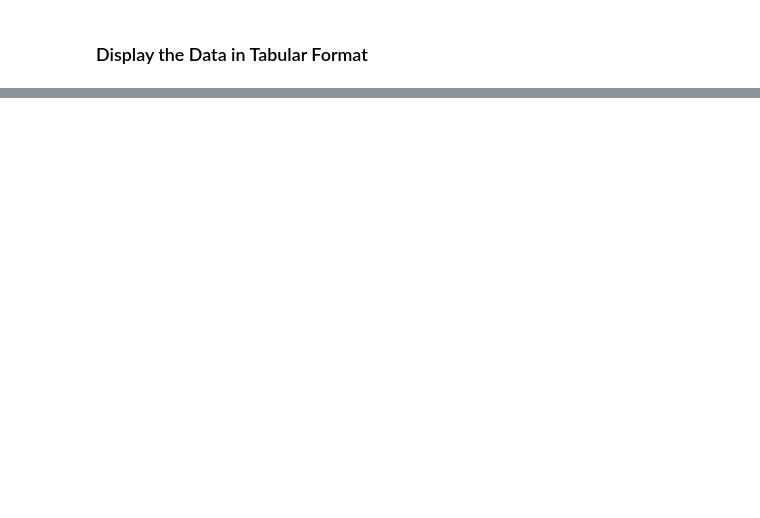
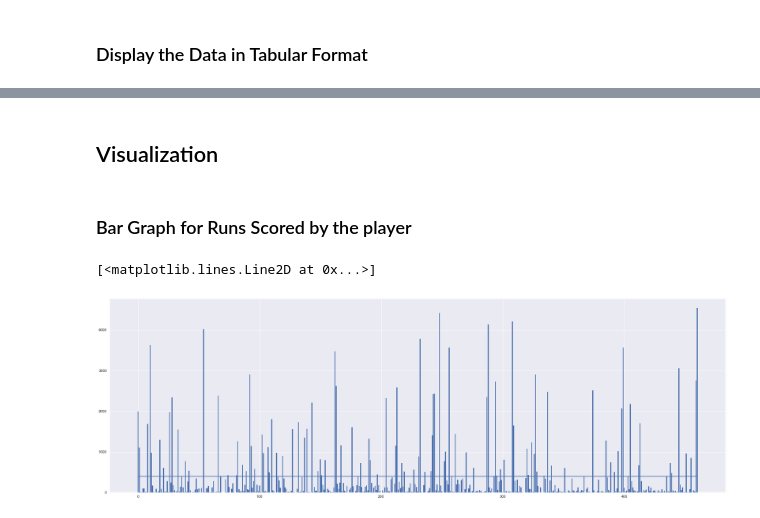
Before and after one commit to AnshulHedau/IPL_Insights, a Jupyter notebook: IPL - Batsman Analysis.ipynb, the cells around one changed output, grey strips where cells are left out. Cells and saved outputs as stored; diff of their text form; code cells hidden in the pictures; blank space fills up the shorter version.

```diff
--- a/IPL - Batsman Analysis.ipynb
+++ b/IPL - Batsman Analysis.ipynb
@@ -1124,0 +777,16 @@ analysis_condition
+# %% [markdown]
+## Visualization
+# %% [markdown]
+### Bar Graph for Runs Scored by the player
+# %%
+index = np.arange(461)
+plt.figure(figsize=(30,10))
+plt.subplots_adjust(bottom=0.15)
+ax = plt.bar(index,  Players_Runs)
+
+mean = np.empty(len(player_list))
+mean.fill(np.mean(Players_Runs))
+plt.plot(index, mean)
+# %% [output]
+[<matplotlib.lines.Line2D at 0x...>]
+[figure, added]
```
Also changed, not shown: parts of 84 cells of this notebook.
